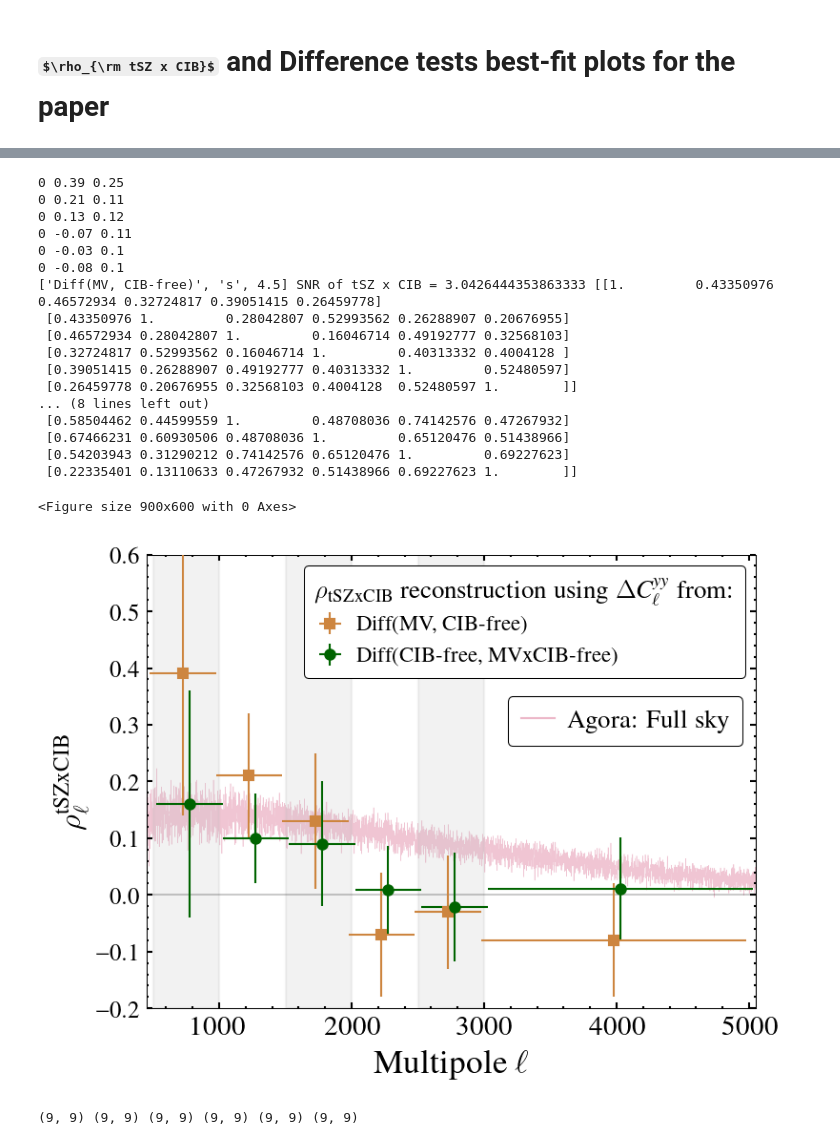
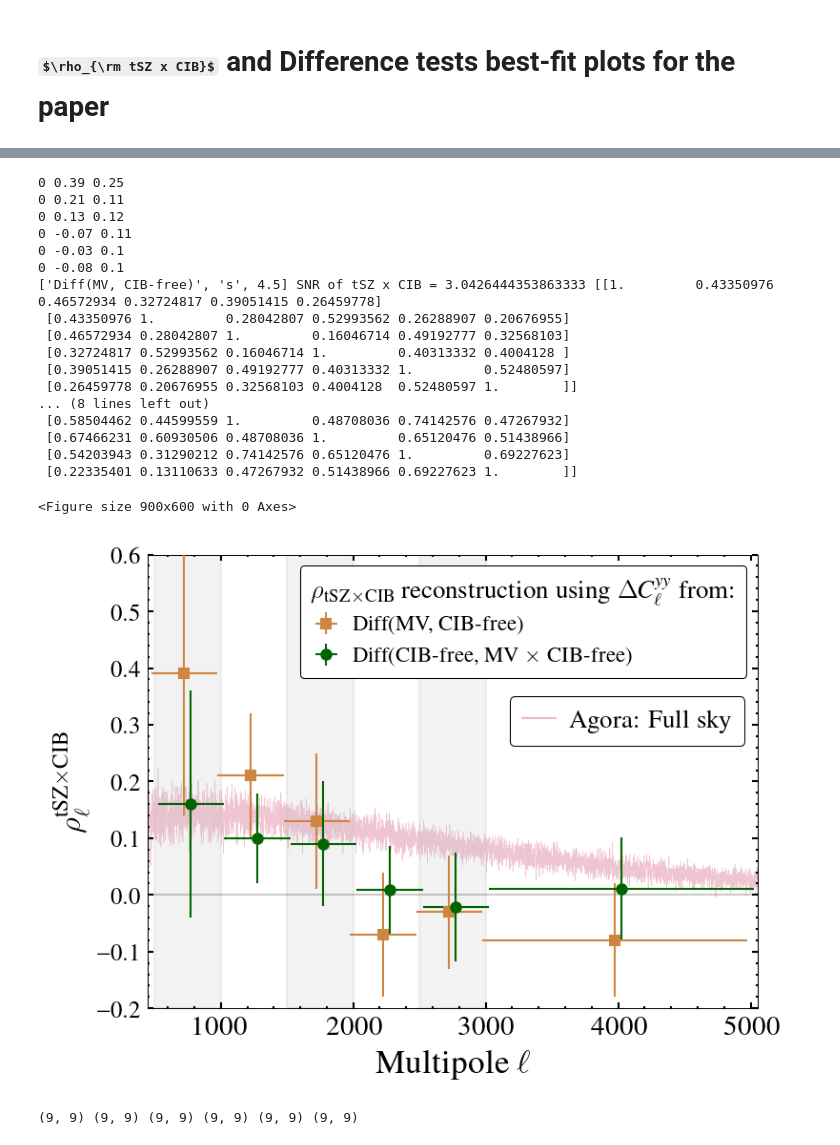
Before and after one commit to sriniraghunathan/tSZ_2pt_SPT_SPIRE, a Jupyter notebook: fit_for_tsz_cib.ipynb, the cells around one changed output, grey strips where cells are left out. Saved outputs shown, nothing was run; the diff lists cells and outputs as text; code cells hidden in the pictures; some formulas as TeX source.

```diff
--- a/fit_for_tsz_cib.ipynb
+++ b/fit_for_tsz_cib.ipynb
@@ -1487,9 +1492,9 @@ if (1): #get samples and make corner plot
         curr_samples.removeBurn( burn_in_fraction )
 
         chain_labval = chain_name.replace('tszcibcorr_', '')
-        chain_labval = chain_labval.replace('mv-cibfree', '(MV, CIB-min);')
-        chain_labval = chain_labval.replace('mv-mvcrosscibfree', '(MV, MVxCIB-min);')
-        chain_labval = chain_labval.replace('cibfree-mvcrosscibfree', '(CIB-min, MVxCIB-min);')
+        chain_labval = chain_labval.replace('mv-cibfree', r'(MV, CIB-min);')
+        chain_labval = chain_labval.replace('mv-mvcrosscibfree', r'(MV, MV $\times$ CIB-min);')
+        chain_labval = chain_labval.replace('cibfree-mvcrosscibfree', r'(CIB-min, MV $\times$ CIB-min);')
         chain_labval = chain_labval.replace('_totalbins%s_lbins-' %(total_bins), '')
         if len(chain_fd_and_name_arr) == 3:
             chain_labval = chain_labval.replace('500to1000-1000to1500-1500to2000-2000to2500-2500to3000-3000to3500-3500to4000-4000to4500-4500to5000',
@@ -1522,7 +1527,7 @@ if (1): #get samples and make corner plot
             if ppp.find('chi')>-1: continue
             currstrval = curr_samples.paramNames.parWithName(ppp).label
             ##mod_currstrval = currstrval.replace('\\rho_{\\rm tSZxCIB_', '\\rho_{')
-            mod_currstrval = currstrval.replace('\\rho_{\\rm tSZxCIB_', '\\rho_{_{\\rm tSZxCIB_')
+            mod_currstrval = currstrval.replace('\\rho_{\\rm tSZxCIB_', '\\rho_{_{\\rm tSZ \\times CIB_')
             mod_currstrval = '%s}' %(mod_currstrval)
             ##print(mod_currstrval); sys.exit()
             curr_samples.paramNames.parWithName(ppp).label = mod_currstrval
@@ -1632,8 +1637,8 @@ reqd_chain_name3 = 'tszcibcorr_mv-mvcrosscibfree_totalbins6_lbins-500to1000-1000
 
 reqd_chain_name_arr = [reqd_chain_name1, reqd_chain_name2] #[reqd_chain_name3]#
 chain_name_dic = {reqd_chain_name1: [r'Diff(MV, CIB-free)', 's', 4.5],
-                 reqd_chain_name2: [r'Diff(CIB-free, MVxCIB-free)', 'o', 5.],
-                 reqd_chain_name3: [r'Diff(MV, MVxCIB-free)', 'd', 5],
+                 reqd_chain_name2: [r'Diff(CIB-free, MV $\times$ CIB-free)', 'o', 5.],
+                 reqd_chain_name3: [r'Diff(MV, MV $\times$ CIB-free)', 'd', 5],
                  }
 #color_arr = ['green', 'darkorange']
 color_arr = ['peru', 'darkgreen']
@@ -1703,7 +1708,7 @@ ylim(-0.2, 0.6)
 xlim(450., 5050.)
 axhline(0., lw= 0.2); axhline(1., lw= 0.2)
 xlabel(r'Multipole $\ell$', fontsize = fsval+3)
-ylabel(r'$\rho_{\ell}^{\rm tSZ x CIB}$', fontsize = fsval + 2)
+ylabel(r'$\rho_{\ell}^{\rm tSZ \times CIB}$', fontsize = fsval + 2)
 #legend(loc = 1, fontsize = 12)
 handles, labels = ax.get_legend_handles_labels()
 handles = np.asarray( handles )
@@ -1719,7 +1724,7 @@ leg1 = ax.legend(handles[inds1], labels[inds1],
                  # bbox_to_anchor = (xloc, yloc), loc = 4,
                  loc = 1,
                  fontsize = legfsval,
-                 title = r'$\rho_{\rm tSZ x CIB}$ reconstruction using $\Delta C_{\ell}^{yy}$ from:',
+                 title = r'$\rho_{\rm tSZ \times CIB}$ reconstruction using $\Delta C_{\ell}^{yy}$ from:',
                  title_fontsize = legfsval + 2,
                  ncol = 1,
                  handletextpad = 0.5,
@@ -1731,34 +1736,34 @@ leg1 = ax.legend(handles[inds1], labels[inds1],
 leg1.get_frame().set_linewidth(.5)
 leg1._legend_box.align = 'left'
 if len(inds2)>0:
     ax.add_artist(leg1)
     leg2 = ax.legend(handles[inds2], labels[inds2], bbox_to_anchor = (1., .55), loc = 4, fontsize = legfsval+2, ncol = 1, handletextpad = 0.5, columnspacing = 0.3, handlelength = 1.3, numpoints = 1, framealpha = 1.)
     #leg2.get_frame().set_edgecolor('whitesmoke')
     leg2.get_frame().set_linewidth(.5)
     leg2.set_zorder(0)
 plname = 'plots/rho_tsz_cib.pdf'
 savefig(plname, dpi = 200.)
 show()
 # %% [output]
 0 0.39 0.25
 0 0.21 0.11
 0 0.13 0.12
 0 -0.07 0.11
 0 -0.03 0.1
 0 -0.08 0.1
 ['Diff(MV, CIB-free)', 's', 4.5] SNR of tSZ x CIB = 3.0426444353863333 [[1.         0.43350976 0.46572934 0.32724817 0.39051415 0.26459778]
  [0.43350976 1.         0.28042807 0.52993562 0.26288907 0.20676955]
  [0.46572934 0.28042807 1.         0.16046714 0.49192777 0.32568103]
  [0.32724817 0.52993562 0.16046714 1.         0.40313332 0.4004128 ]
  [0.39051415 0.26288907 0.49192777 0.40313332 1.         0.52480597]
  [0.26459778 0.20676955 0.32568103 0.4004128  0.52480597 1.        ]]
 ... (8 lines left out)
  [0.58504462 0.44599559 1.         0.48708036 0.74142576 0.47267932]
  [0.67466231 0.60930506 0.48708036 1.         0.65120476 0.51438966]
  [0.54203943 0.31290212 0.74142576 0.65120476 1.         0.69227623]
  [0.22335401 0.13110633 0.47267932 0.51438966 0.69227623 1.        ]]
 <Figure size 900x600 with 0 Axes>
-[figure, old version]
+[figure, new version]
 # %%
 
 
```
Also changed, not shown: parts of 4 cells of this notebook, 12 other files.
